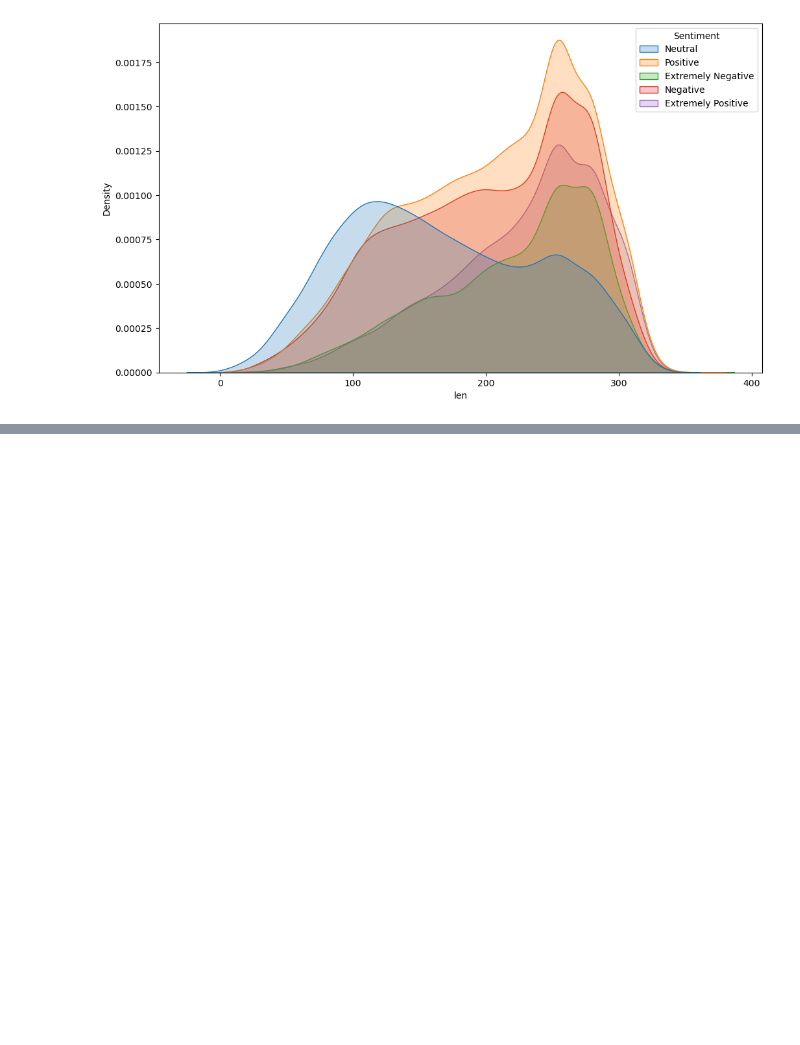
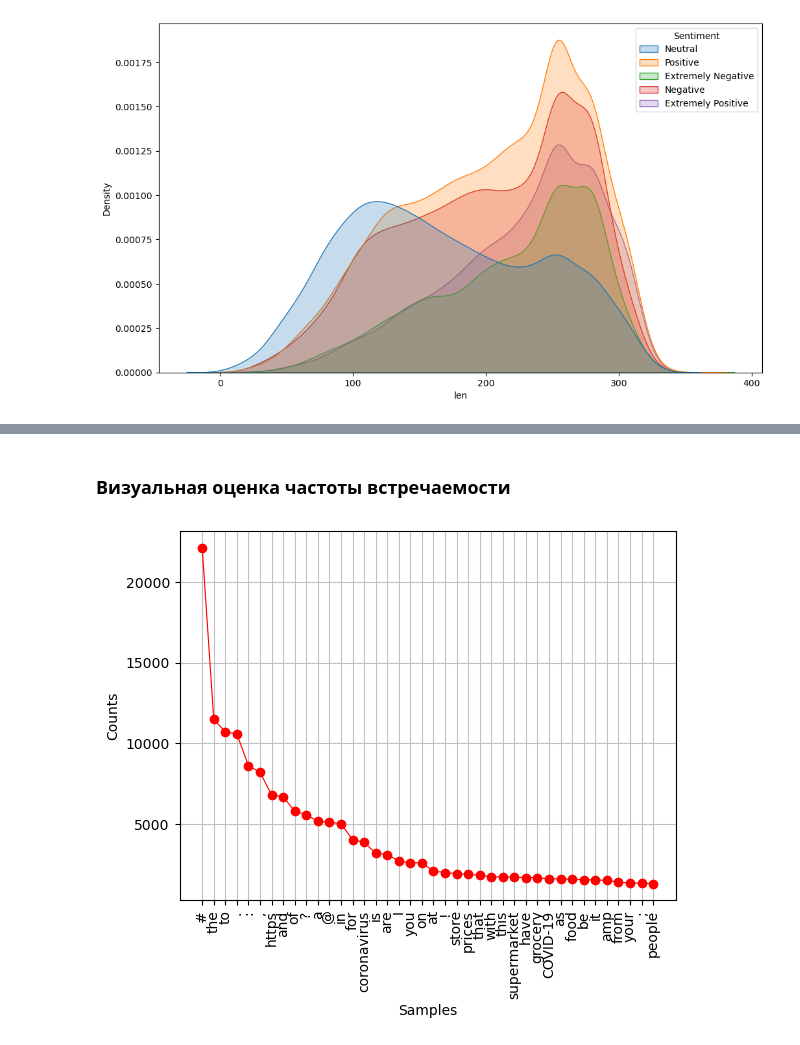
Before and after one commit to golubnichiy/big_data_04_24, a Jupyter notebook: day_08.ipynb, the cells around one changed output, grey strips where cells are left out. Saved outputs shown, nothing was run; the diff lists cells and outputs as text; code cells hidden in the pictures; blank space fills up the shorter version.

```diff
--- a/day_08.ipynb
+++ b/day_08.ipynb
@@ -93,0 +169,17 @@ plt.show()
+# %% [markdown]
+### Визуальная оценка частоты встречаемости
+# %%
+def create_freq_dist_plot(text):
+    text = df[df['Sentiment'] == text]
+    word_text = ' '.join(txt for txt in text['OriginalTweet'])
+
+    tokens = word_tokenize(word_text)
+
+    freq_dist = FreqDist(tokens)
+
+    word_plot = freq_dist.plot(40, cumulative=False, linewidth=0.8, marker='o', color='red')
+    plt.show()
+# %%
+create_freq_dist_plot('Positive')
+# %% [output]
+[figure, added]
```
Also changed, not shown: parts of 29 cells of this notebook, 1 other file.
